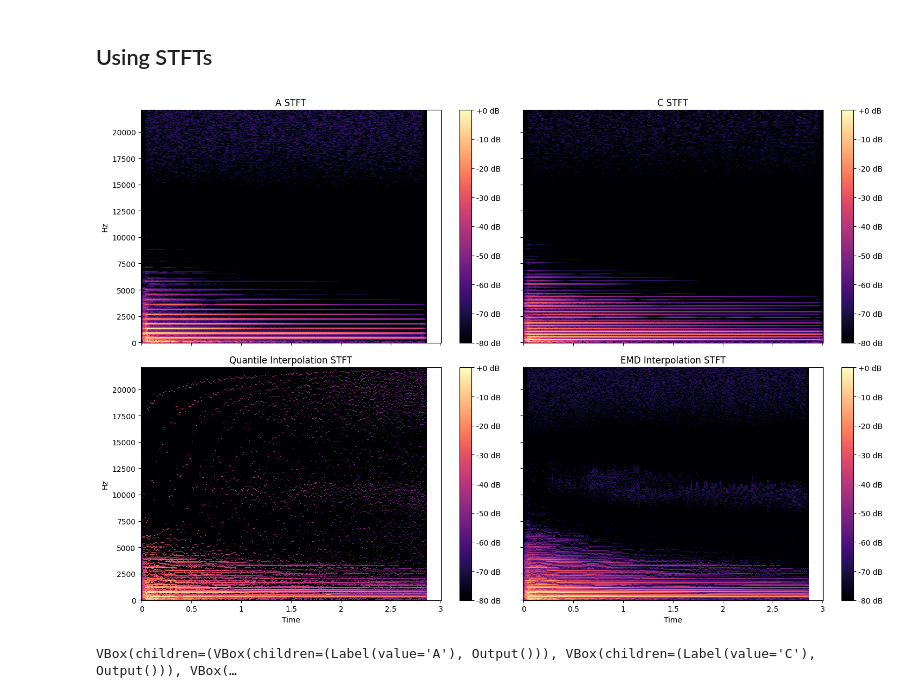
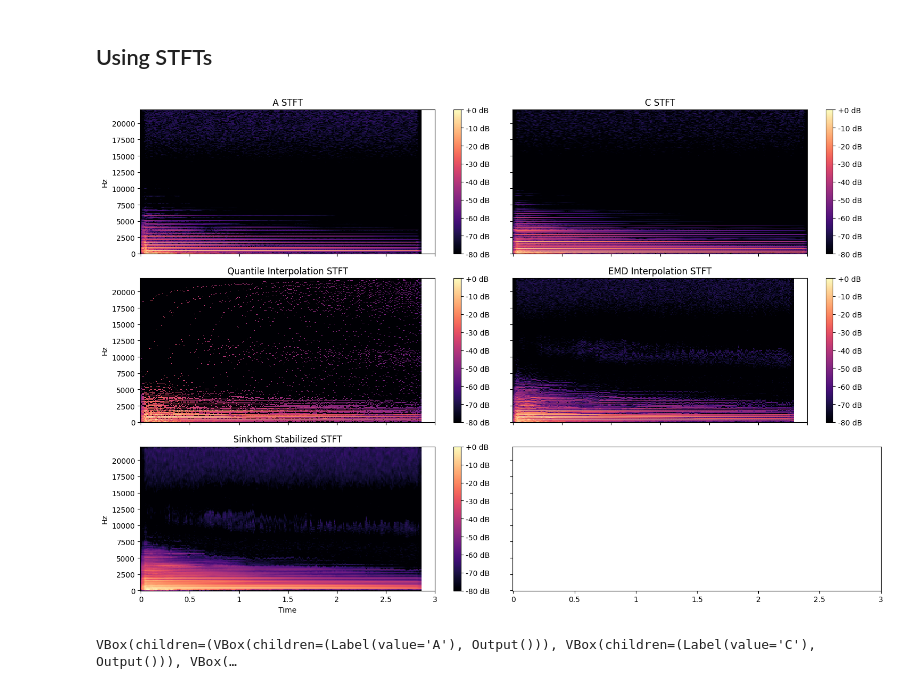
Before and after one commit to zaquastier/audio_1D_transport, a Jupyter notebook: ot_real_signals.ipynb, the cells around one changed output. Drawn from its saved outputs; the diff is of its cells as text; code cells hidden in the pictures.

Commit message:
Add some sinkhorn stabilized interpolations

```diff
--- a/ot_real_signals.ipynb
+++ b/ot_real_signals.ipynb
@@ -69,6 +69,15 @@ fft_quantile_interpolation = quantile_optimal_transport(A_fft_magnitude, C_fft_m
 # EMD
 
 fft_emd_interpolation = emd_optimal_transport(fft_frequency, A_fft_magnitude, C_fft_magnitude, alpha=alpha)
+
+# Sinkhorn Stabilized
+
+reg = 1e-3
+max_frequency_index = 2000 # in Hz, for plotting
+index = np.argmax(fft_frequency > max_frequency_index)
+A_fft_magnitude_fraction = A_fft_magnitude[:index] / np.sum(A_fft_magnitude[:index])
+C_fft_magnitude_fraction = C_fft_magnitude[:index] / np.sum(C_fft_magnitude[:index])
+fft_ss_interpolation = sinkhorn_stabilized_optimal_transport(A_fft_magnitude_fraction, C_fft_magnitude_fraction, alpha=alpha, reg=reg)
 # %%
 max_frequency_index = 2000 # in Hz, for plotting
 index = np.argmax(fft_frequency > max_frequency_index)
@@ -133,6 +157,7 @@ n_frames = A_stft.shape[1]
 
 stft_quantile_interpolation = np.zeros_like(A_stft)
 stft_emd_interpolation = np.zeros_like(A_stft)
+stft_ss_interpolation = np.zeros_like(A_stft)
 
 for frame in range(n_frames):
 
@@ -144,25 +169,27 @@ for frame in range(n_frames):
     stft_quantile_interpolation[:, frame] = quantile_optimal_transport(A_frame, C_frame, alpha=alpha) * interpolated_frame_relative_amplitude
 
     stft_emd_interpolation[:, frame] = emd_optimal_transport(stft_frequency, A_frame, C_frame, alpha=alpha) * interpolated_frame_relative_amplitude
+
+    stft_ss_interpolation[:, frame] = sinkhorn_stabilized_optimal_transport(A_frame, C_frame, alpha, reg) * interpolated_frame_relative_amplitude
 # %%
-fig, axs = plt.subplots(2, 2, figsize=(15, 10), sharex=True, sharey=True)
-titles = ['A STFT', 'C STFT', 'Quantile Interpolation STFT', 'EMD Interpolation STFT']
-spectrograms = [A_stft, C_stft, stft_quantile_interpolation, stft_emd_interpolation]
+fig, axs = plt.subplots(3, 2, figsize=(15, 10), sharex=True, sharey=True)
+titles = ['A STFT', 'C STFT', 'Quantile Interpolation STFT', 'EMD Interpolation STFT', 'Sinkhorn Stabilized STFT']
+spectrograms = [A_stft, C_stft, stft_quantile_interpolation, stft_emd_interpolation, stft_ss_interpolation]
 
 for ax, spectrogram, title in zip(axs.flatten(), spectrograms, titles):
     img = librosa.display.specshow(librosa.amplitude_to_db(spectrogram, ref=np.max),
                                    ax=ax,
                                    x_axis='time',
                                    y_axis='hz',
                                    sr=sr)
     ax.set_title(title)
     ax.label_outer()
     fig.colorbar(img, ax=ax, format="%+2.0f dB")
 
 plt.tight_layout()
 plt.show()
 # %% [output]
-[figure, old version]
+[figure, new version]
 # %%
 stft_quantile_inversed = librosa.griffinlim(stft_quantile_interpolation, n_iter=100)
 stft_emd_inversed = librosa.griffinlim(stft_emd_interpolation, n_iter=100)
```
Also changed, not shown: parts of 5 cells of this notebook, 5 other files.
